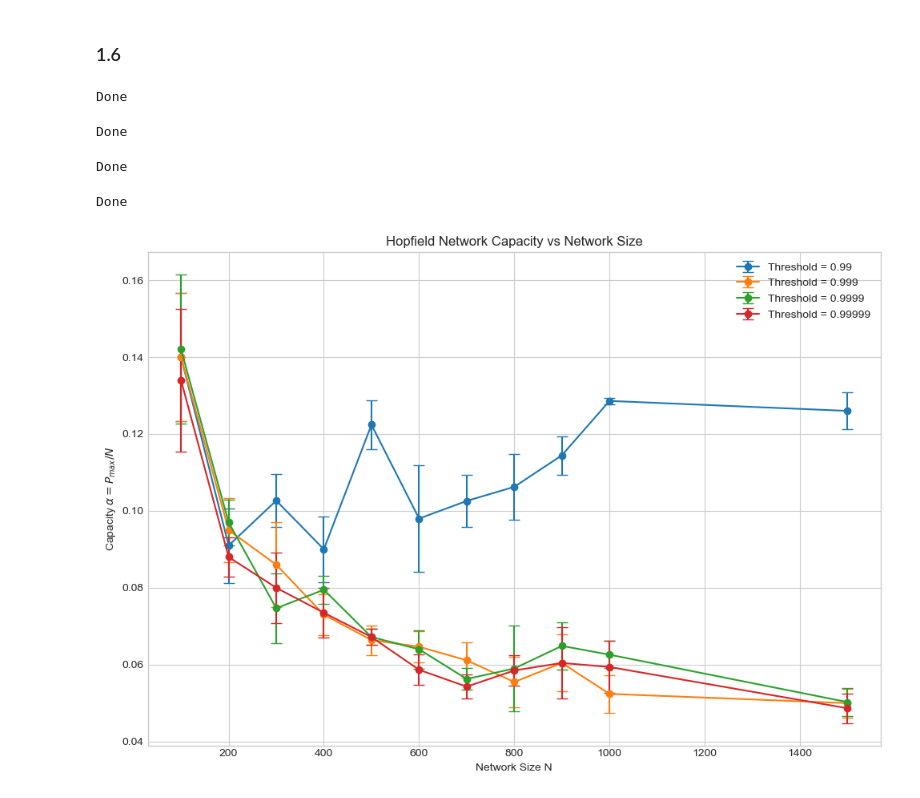
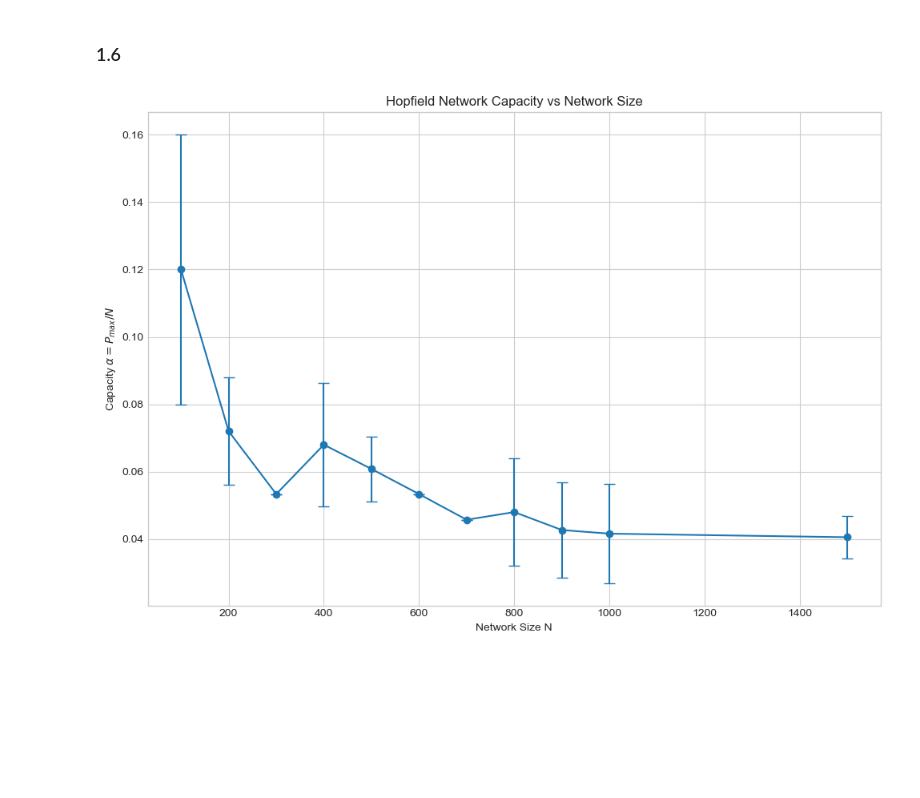
Before and after one commit to seb2o/Biological-Hopfield-Model, a Jupyter notebook: ex1_seb.ipynb, the cells around one changed output. Cells and saved outputs as stored; diff of their text form; code cells hidden in the pictures; blank space fills up the shorter version.

Commit message:
removed tresholding logic in plots

```diff
--- a/ex1_seb.ipynb
+++ b/ex1_seb.ipynb
@@ -143,7 +143,7 @@ N_PATTERNS    = [20, 40, 60]
 T             = 5
 N_FLIPS       = [0, 30, 60, 90, 120, 150, 180, 210, 240, 270, 300]
 N_TRIALS      = 10       # number of repetitions per setting
-THRESHOLD     = 1e-3    # for successful retrieval
+THRESHOLD     = 0    # for successful retrieval
 
 plt.figure(figsize=(8,6))
 
@@ -170,7 +170,7 @@ for n_patterns in N_PATTERNS:
                     cs = utils.compute_next_state_with_overlaps(cs, patterns)
 
                 # check overlap
-                success.append(np.abs(utils.overlap(init, cs) - 1) < THRESHOLD)
+                success.append(np.abs(utils.overlap(init, cs) - 1) <= THRESHOLD)
 
             fracs.append(np.mean(success))
 
@@ -196,9 +196,9 @@ plt.show()
 # %% [markdown]
 ### 1.6
 # %%
-THRESHOLDS = [0.99, 0.999, 0.9999, 0.99999]#[1e-2, 1e-3, 1e-5, 1e-6]
+THRESHOLDS = [1]#[1e-2, 1e-3, 1e-5, 1e-6]
 NETWORK_DIM = [100, 200, 300, 400, 500, 600, 700, 800, 900, 1000, 1500]
-N_TRIALS = 5
+N_TRIALS = 10
 
 plt.figure(figsize=(10, 7))
 
@@ -210,10 +210,11 @@ for THRESHOLD in THRESHOLDS:
             P = 1
             while True:
                 patterns = utils.get_n_binary_patterns(n_patterns=P, pattern_dim=dim)
+                weights = utils.get_weights(patterns)
                 success = True
                 for p in patterns:
-                    ns = utils.compute_next_state_with_overlaps(p, patterns)
-                    if utils.overlap(p, ns) <= THRESHOLD:
+                    ns = utils.compute_next_state(p, weights)
+                    if utils.overlap(p, ns) < THRESHOLD:
                         success = False
                         break
                 if not success:
@@ -224,39 +225,36 @@ for THRESHOLD in THRESHOLDS:
             p_max = low
             for P_lin in range(low + 1, P):
                 patterns = utils.get_n_binary_patterns(n_patterns=P_lin, pattern_dim=dim)
+                weights = utils.get_weights(patterns)
                 success = True
                 for p in patterns:
-                    ns = utils.compute_next_state_with_overlaps(p, patterns)
+                    ns = utils.compute_next_state(p, weights)
                     if utils.overlap(p, ns) <= THRESHOLD:
                         success = False
                         break
                 if not success:
                     p_max = P_lin - 1
                     break
                 else:
                     p_max = P_lin
                 tqdm.write(f"\rTrial {trial+1}, N={dim}, Threshold={THRESHOLD}: curr P_max={p_max}", end='       ')
                 sys.stdout.flush()
             all_p_maxs[trial, idx] = p_max
-        tqdm.write("\rDone", end='                                                                  ')
-        sys.stdout.flush()
+        # tqdm.write("\rDone", end='                                                                  ')
+        # sys.stdout.flush()
     mean_p_maxs = all_p_maxs.mean(axis=0)
     stderr_p_maxs = all_p_maxs.std(axis=0)
     theoretical_alpha = mean_p_maxs / np.array(NETWORK_DIM)
 
     plt.errorbar(NETWORK_DIM, theoretical_alpha, yerr=stderr_p_maxs / np.array(NETWORK_DIM),
                  fmt='o-', capsize=5, label=f'Threshold = {THRESHOLD}')
 
 plt.xlabel('Network Size N')
 plt.ylabel(r'Capacity $\alpha = P_{max}/N$')
 plt.title('Hopfield Network Capacity vs Network Size')
-plt.legend()
+# plt.legend()
 plt.grid(True)
 plt.tight_layout()
 plt.show()
 # %% [output]
-Done
-Done
-Done
-Done
-[figure, old version]
+[figure, new version]
```
Also changed, not shown: parts of 5 cells of this notebook, 1 other file.
